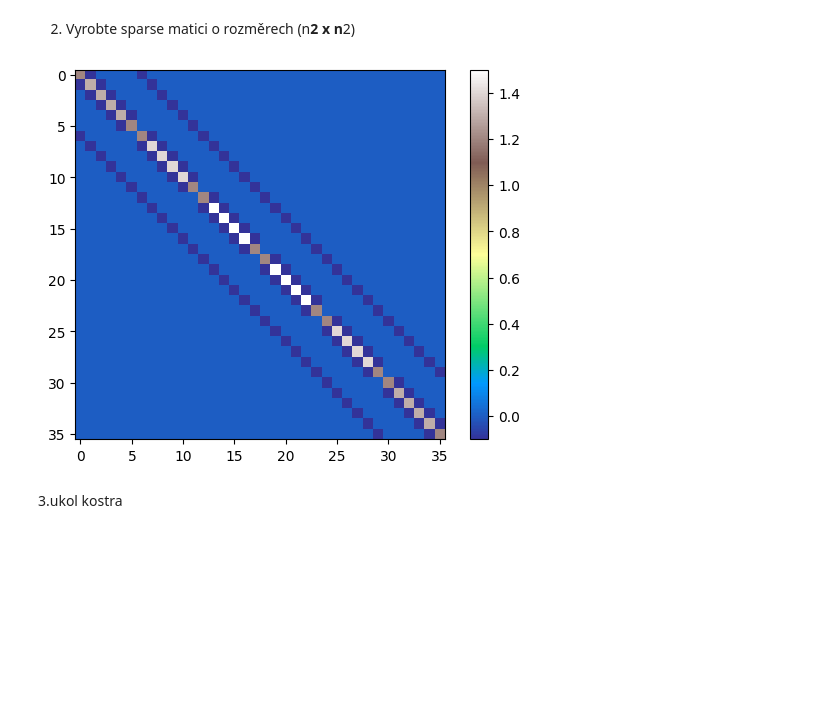
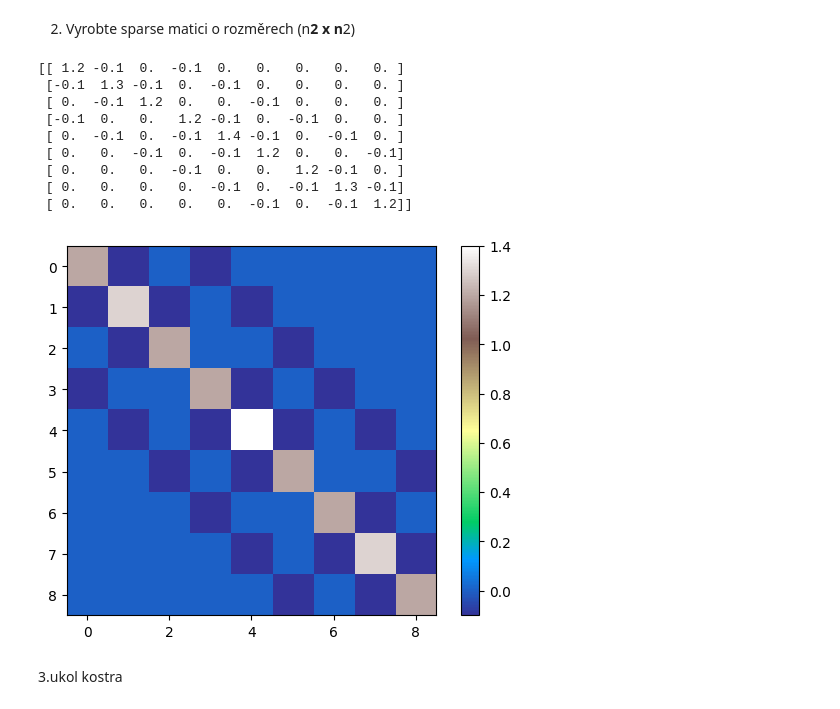
Before and after one commit to KLI0273/KLI0273_DU, a Jupyter notebook: week_06/week_06.ipynb, the cells around one changed output. Cells and saved outputs as stored; diff of their text form; code cells hidden in the pictures; blank space fills up the shorter version.

```diff
--- a/week_06/week_06.ipynb
+++ b/week_06/week_06.ipynb
@@ -85,38 +85,47 @@ def diag(n):
             if(m==s):matrix[m,s] = -epsilon
     return matrix
 
-n = 6
+n = 3
 epsilon = 1e-1
 A = sparse.lil_matrix((n*n, n*n))
 diag_coeficient = epsilon
 pocet_iteraci = 1
 
 for i in range(n):
     for j in range(n):
         if(i==j):
             vertex = create_vertex(n, diag_coeficient)
             A[i*n:n*(i+1), j*n:n*(j+1)] = vertex
 
             if(n/pocet_iteraci > n/(n/2) and n%2 == 1):
                 diag_coeficient -= epsilon
                 pocet_iteraci += 1
             elif(n/pocet_iteraci >= n/(n/2) and n%2 == 0):
                 if(n/pocet_iteraci != n/(n/2)):diag_coeficient -= epsilon
                 pocet_iteraci += 1
             else:
                 diag_coeficient += epsilon
                 pocet_iteraci += 1
 
         if(i+1 == j or j+1 ==i):
             matri = diag(n)
             A[i*n:n*(i+1), j*n:n*(j+1)] = matri
 
-#print(A.todense())
+print(A.todense())
 plt.imshow(A.todense(), cmap='terrain')
 plt.colorbar()
 plt.show()
 # %% [output]
+[[ 1.2 -0.1  0.  -0.1  0.   0.   0.   0.   0. ]
+ [-0.1  1.3 -0.1  0.  -0.1  0.   0.   0.   0. ]
+ [ 0.  -0.1  1.2  0.   0.  -0.1  0.   0.   0. ]
+ [-0.1  0.   0.   1.2 -0.1  0.  -0.1  0.   0. ]
+ [ 0.  -0.1  0.  -0.1  1.4 -0.1  0.  -0.1  0. ]
+ [ 0.   0.  -0.1  0.  -0.1  1.2  0.   0.  -0.1]
+ [ 0.   0.   0.  -0.1  0.   0.   1.2 -0.1  0. ]
+ [ 0.   0.   0.   0.  -0.1  0.  -0.1  1.3 -0.1]
+ [ 0.   0.   0.   0.   0.  -0.1  0.  -0.1  1.2]]
-[figure, old version]
+[figure, new version]
 # %%
 """""
 #? coo = coo_matrix((data,(row,cols)))
```
